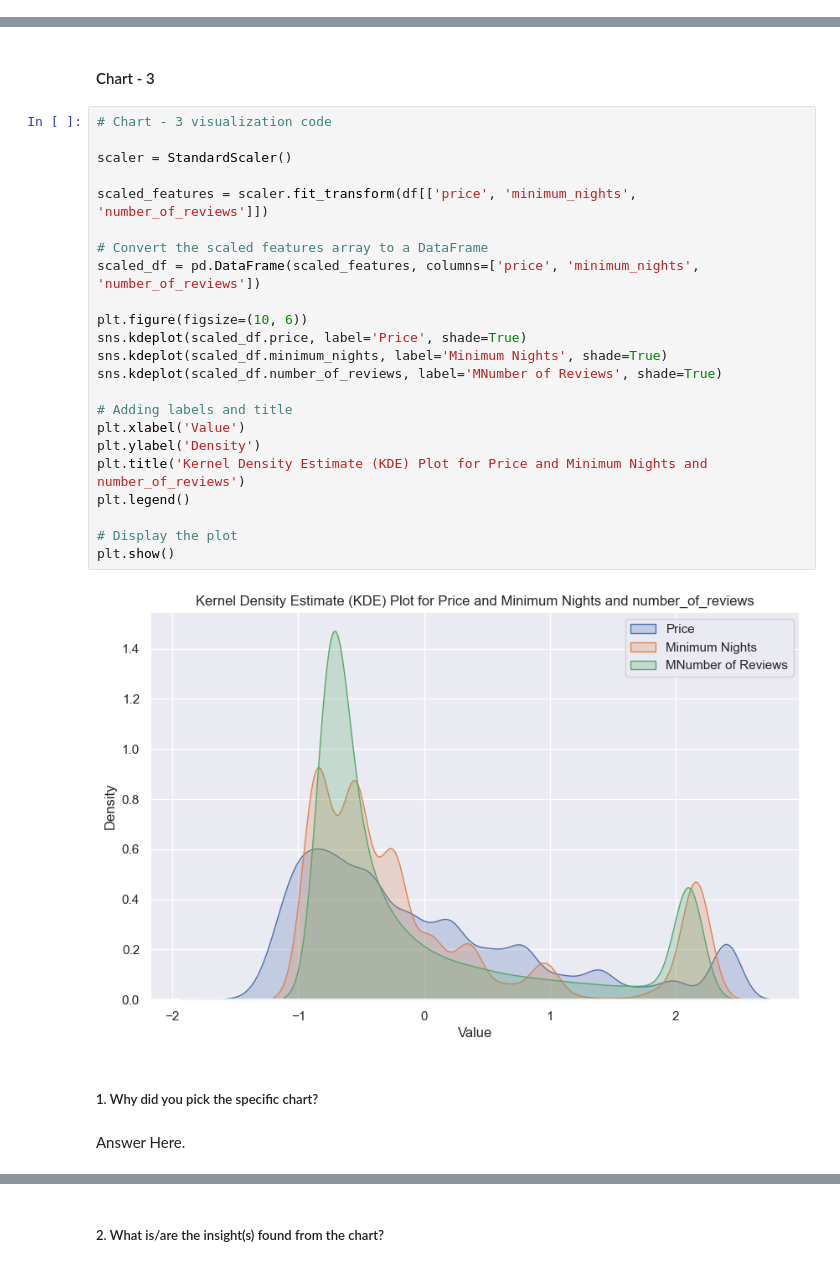
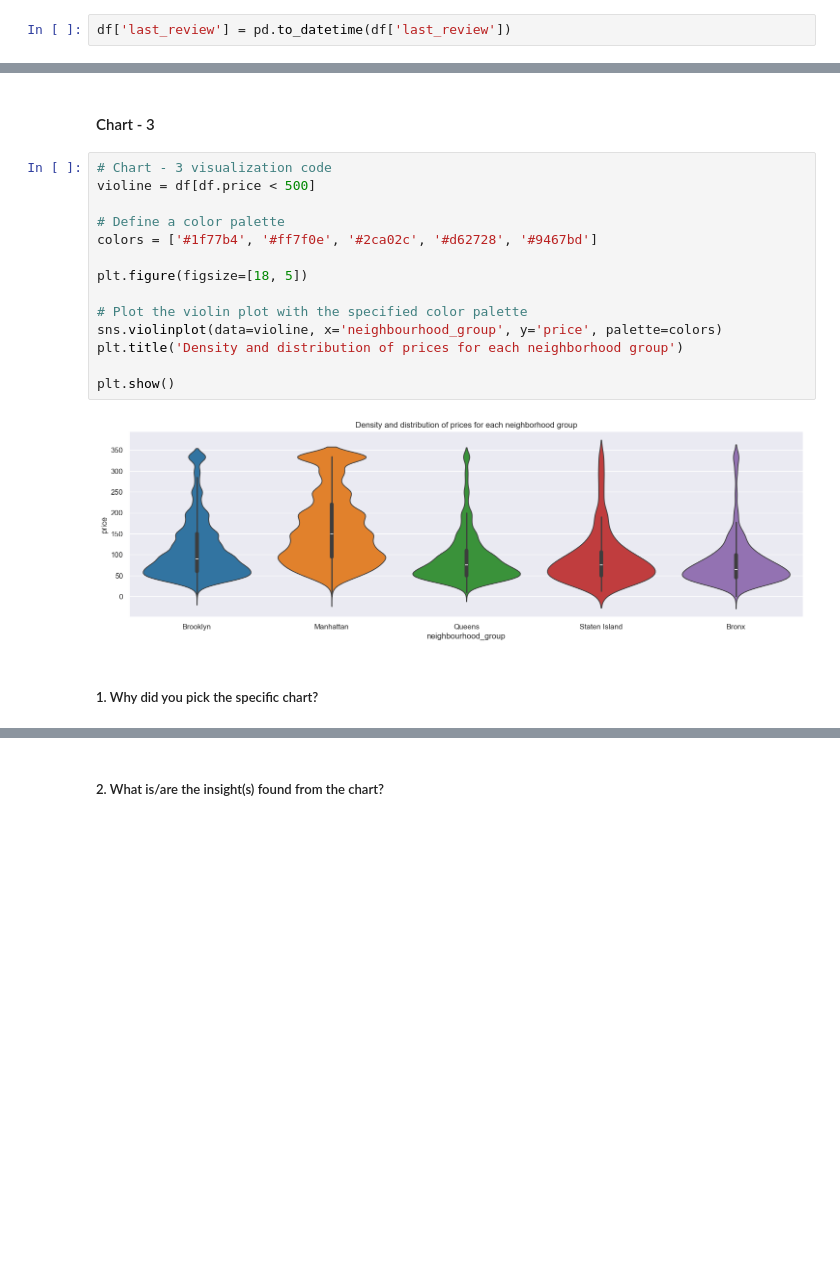
Before and after one commit to saifghostrider454/Airbnb-EDA, a Jupyter notebook: Airbnb.ipynb, the cells around one changed output, grey strips where cells are left out. Saved outputs shown, nothing was run; the diff lists cells and outputs as text; blank space fills up the shorter version.

Commit message:
Added Image and Updated eda

```diff
--- a/Airbnb.ipynb
+++ b/Airbnb.ipynb
@@ -470,3 +470,5 @@ df.head(5)
+# %%
+df['last_review'] = pd.to_datetime(df['last_review'])
 # %% [markdown]
 ### Now i Think my data is cleaned for analysing data
 # %% [markdown]
@@ -595,32 +597,21 @@ Are there any insights that lead to negative growth? Justify with specific reaso
 **Overall, the insights gained from analyzing the distribution of Airbnb listings in New York City can contribute to creating a positive business impact by empowering stakeholders to make data-driven decisions, enhance customer experiences, and foster sustainable growth in the hospitality sector.**
 # %% [markdown]
 #### Chart - 3
-# %%
-# Chart - 3 visualization code
-
-scaler = StandardScaler()
-
-scaled_features = scaler.fit_transform(df[['price', 'minimum_nights', 'number_of_reviews']])
-
-# Convert the scaled features array to a DataFrame
-scaled_df = pd.DataFrame(scaled_features, columns=['price', 'minimum_nights', 'number_of_reviews'])
-
-plt.figure(figsize=(10, 6))
-sns.kdeplot(scaled_df.price, label='Price', shade=True)
-sns.kdeplot(scaled_df.minimum_nights, label='Minimum Nights', shade=True)
-sns.kdeplot(scaled_df.number_of_reviews, label='MNumber of Reviews', shade=True)
-
-# Adding labels and title
-plt.xlabel('Value')
-plt.ylabel('Density')
-plt.title('Kernel Density Estimate (KDE) Plot for Price and Minimum Nights and number_of_reviews')
-plt.legend()
-
-# Display the plot
-plt.show()
-# %% [output]
-[figure, removed]
+# %%
+# Chart - 3 visualization code
+violine = df[df.price < 500]
+
+# Define a color palette
+colors = ['#1f77b4', '#ff7f0e', '#2ca02c', '#d62728', '#9467bd']
+
+plt.figure(figsize=[18, 5])
+
+# Plot the violin plot with the specified color palette
+sns.violinplot(data=violine, x='neighbourhood_group', y='price', palette=colors)
+plt.title('Density and distribution of prices for each neighborhood group')
+
+plt.show()
+# %% [output]
+[figure, added]
 # %% [markdown]
 ##### 1. Why did you pick the specific chart?
-# %% [markdown]
-Answer Here.
```
Also changed, not shown: parts of 30 cells of this notebook, 1 other file.
